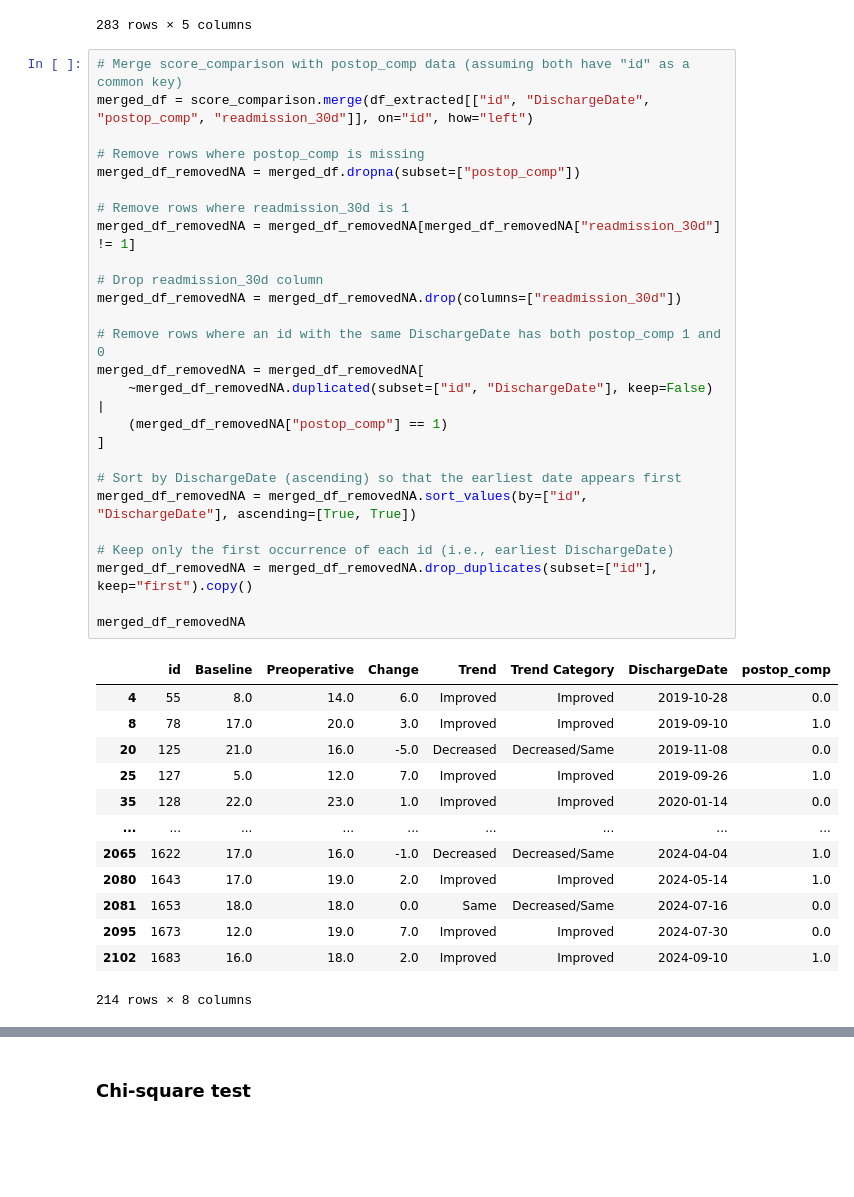
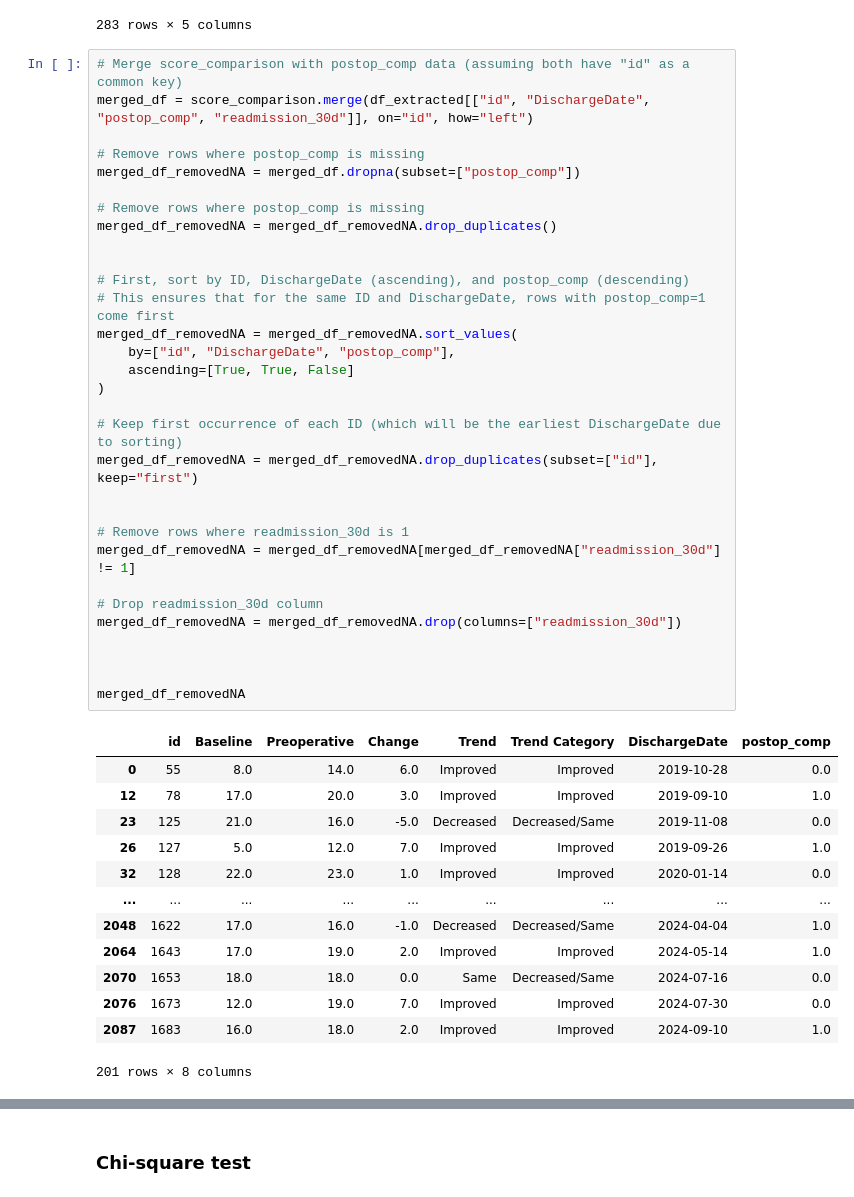
Before and after one commit to Crump-Lab/ESO_project, a Jupyter notebook: notebooks/ESO_ED_analysis_pre_n_baseline3.ipynb, the cells around one changed output, grey strips where cells are left out. Drawn from its saved outputs; the diff is of its cells as text; blank space fills up the shorter version.

```diff
--- a/notebooks/ESO_ED_analysis_pre_n_baseline3.ipynb
+++ b/notebooks/ESO_ED_analysis_pre_n_baseline3.ipynb
@@ -653,40 +653,45 @@ score_comparison
 # %%
 # Merge score_comparison with postop_comp data (assuming both have "id" as a common key)
 merged_df = score_comparison.merge(df_extracted[["id", "DischargeDate", "postop_comp", "readmission_30d"]], on="id", how="left")
 
 # Remove rows where postop_comp is missing
 merged_df_removedNA = merged_df.dropna(subset=["postop_comp"])
 
+# Remove rows where postop_comp is missing
+merged_df_removedNA = merged_df_removedNA.drop_duplicates()
+
+
+# First, sort by ID, DischargeDate (ascending), and postop_comp (descending)
+# This ensures that for the same ID and DischargeDate, rows with postop_comp=1 come first
+merged_df_removedNA = merged_df_removedNA.sort_values(
+    by=["id", "DischargeDate", "postop_comp"],
+    ascending=[True, True, False]
+)
+
+# Keep first occurrence of each ID (which will be the earliest DischargeDate due to sorting)
+merged_df_removedNA = merged_df_removedNA.drop_duplicates(subset=["id"], keep="first")
+
+
 # Remove rows where readmission_30d is 1
 merged_df_removedNA = merged_df_removedNA[merged_df_removedNA["readmission_30d"] != 1]
 
 # Drop readmission_30d column
 merged_df_removedNA = merged_df_removedNA.drop(columns=["readmission_30d"])
 
-# Remove rows where an id with the same DischargeDate has both postop_comp 1 and 0
-merged_df_removedNA = merged_df_removedNA[
-    ~merged_df_removedNA.duplicated(subset=["id", "DischargeDate"], keep=False) |
-    (merged_df_removedNA["postop_comp"] == 1)
-]
 
-# Sort by DischargeDate (ascending) so that the earliest date appears first
-merged_df_removedNA = merged_df_removedNA.sort_values(by=["id", "DischargeDate"], ascending=[True, True])
-
-# Keep only the first occurrence of each id (i.e., earliest DischargeDate)
-merged_df_removedNA = merged_df_removedNA.drop_duplicates(subset=["id"], keep="first").copy()
 
 merged_df_removedNA
 # %% [output]
 |  | id | Baseline | Preoperative | Change | Trend | Trend Category | DischargeDate | postop_comp |
-| 4 | 55 | 8.0 | 14.0 | 6.0 | Improved | Improved | 2019-10-28 | 0.0 |
-| 8 | 78 | 17.0 | 20.0 | 3.0 | Improved | Improved | 2019-09-10 | 1.0 |
-| 20 | 125 | 21.0 | 16.0 | -5.0 | Decreased | Decreased/Same | 2019-11-08 | 0.0 |
-| 25 | 127 | 5.0 | 12.0 | 7.0 | Improved | Improved | 2019-09-26 | 1.0 |
-| 35 | 128 | 22.0 | 23.0 | 1.0 | Improved | Improved | 2020-01-14 | 0.0 |
+| 0 | 55 | 8.0 | 14.0 | 6.0 | Improved | Improved | 2019-10-28 | 0.0 |
+| 12 | 78 | 17.0 | 20.0 | 3.0 | Improved | Improved | 2019-09-10 | 1.0 |
+| 23 | 125 | 21.0 | 16.0 | -5.0 | Decreased | Decreased/Same | 2019-11-08 | 0.0 |
+| 26 | 127 | 5.0 | 12.0 | 7.0 | Improved | Improved | 2019-09-26 | 1.0 |
+| 32 | 128 | 22.0 | 23.0 | 1.0 | Improved | Improved | 2020-01-14 | 0.0 |
 | ... | ... | ... | ... | ... | ... | ... | ... | ... |
-| 2065 | 1622 | 17.0 | 16.0 | -1.0 | Decreased | Decreased/Same | 2024-04-04 | 1.0 |
-| 2080 | 1643 | 17.0 | 19.0 | 2.0 | Improved | Improved | 2024-05-14 | 1.0 |
-| 2081 | 1653 | 18.0 | 18.0 | 0.0 | Same | Decreased/Same | 2024-07-16 | 0.0 |
-| 2095 | 1673 | 12.0 | 19.0 | 7.0 | Improved | Improved | 2024-07-30 | 0.0 |
-| 2102 | 1683 | 16.0 | 18.0 | 2.0 | Improved | Improved | 2024-09-10 | 1.0 |
+| 2048 | 1622 | 17.0 | 16.0 | -1.0 | Decreased | Decreased/Same | 2024-04-04 | 1.0 |
+| 2064 | 1643 | 17.0 | 19.0 | 2.0 | Improved | Improved | 2024-05-14 | 1.0 |
+| 2070 | 1653 | 18.0 | 18.0 | 0.0 | Same | Decreased/Same | 2024-07-16 | 0.0 |
+| 2076 | 1673 | 12.0 | 19.0 | 7.0 | Improved | Improved | 2024-07-30 | 0.0 |
+| 2087 | 1683 | 16.0 | 18.0 | 2.0 | Improved | Improved | 2024-09-10 | 1.0 |
-214 rows × 8 columns
+201 rows × 8 columns
```
Also changed, not shown: parts of 29 cells of this notebook, 3 other files.
